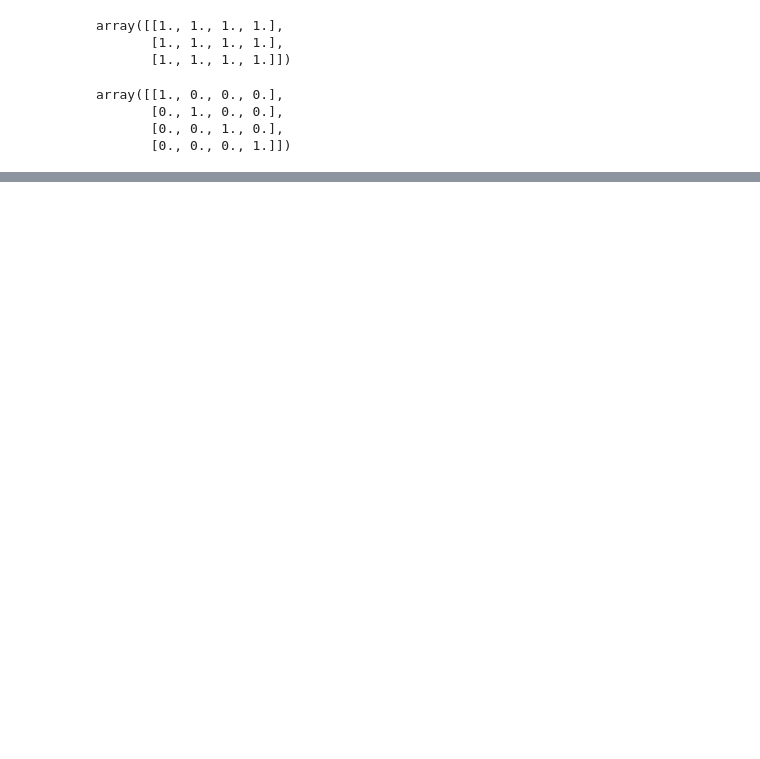
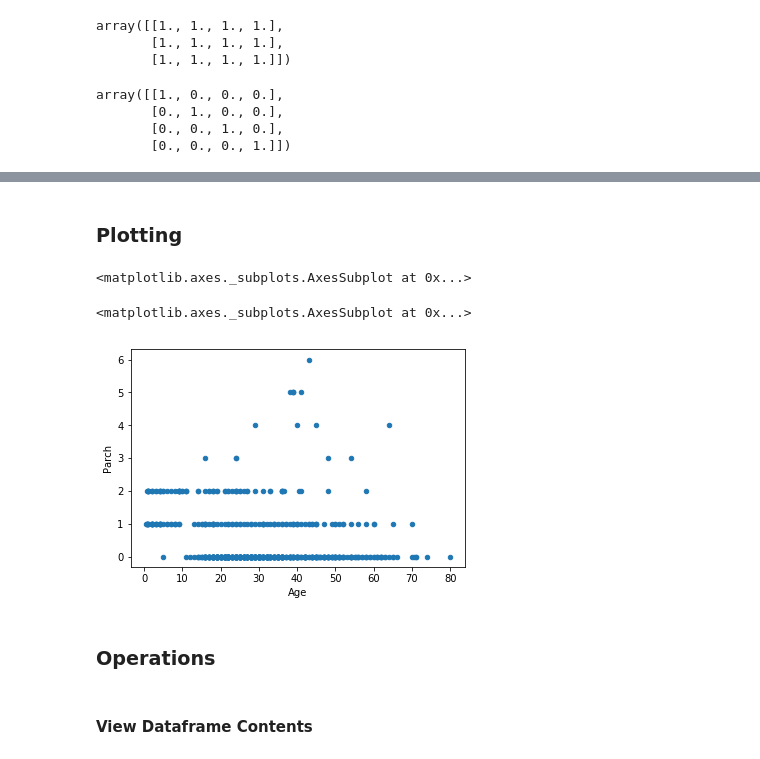
Before and after one commit to vishal5164/internity_session, a Jupyter notebook: Numpy and Pandas.ipynb, the cells around one changed output, grey strips where cells are left out. Cells and saved outputs as stored; diff of their text form; code cells hidden in the pictures; blank space fills up the shorter version.

```diff
--- a/Numpy and Pandas.ipynb
+++ b/Numpy and Pandas.ipynb
@@ -95,0 +426,11 @@ array([[ 2,  4,  6],
+# %%
+# Storing the dataframe created above in a variable.
+df = pd.read_csv('train.csv')
+
+# Exporting the dataframe created above back to csv.
+df.to_csv('new_train.csv')
+
+# Exporting the data to other formats.
+# df.to_excel(filename)
+# df.to_sql(table_name, connection_object)
+# df.to_json(filename)
@@ -95,0 +448,18 @@ array([[ 2,  4,  6],
+# %% [markdown]
+### Plotting
+# %%
+# Plotting a histogram of one column of data.
+df['Age'].plot.hist()
+
+# Note -  If we do not specify the column, all the columns will be plotted in the same histogram with different color codes.
+# %% [output]
+<matplotlib.axes._subplots.AxesSubplot at 0x...>
+# %%
+df.plot.scatter(x='Age',y='Parch')
+# %% [output]
+<matplotlib.axes._subplots.AxesSubplot at 0x...>
+[figure, added]
+# %% [markdown]
+### Operations
+# %% [markdown]
+#### View Dataframe Contents
```
Also changed, not shown: parts of 94 cells of this notebook, 2 other files.
